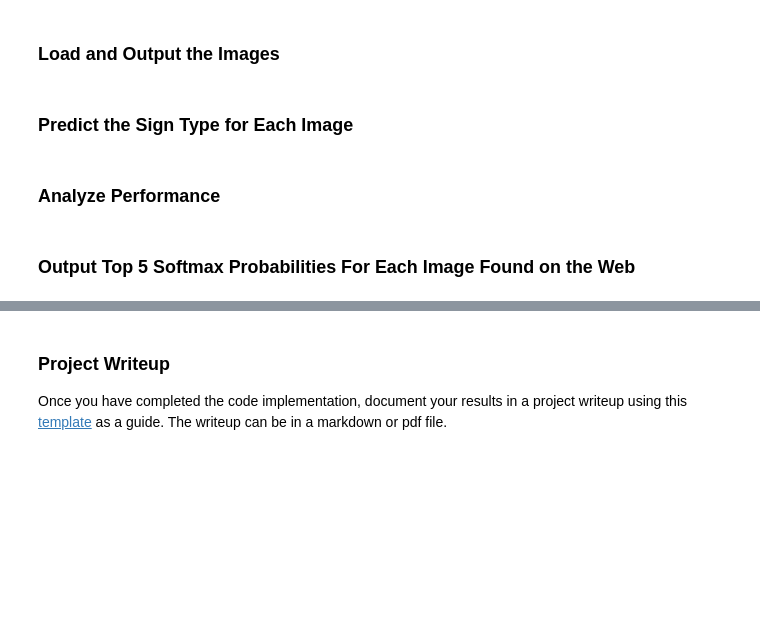
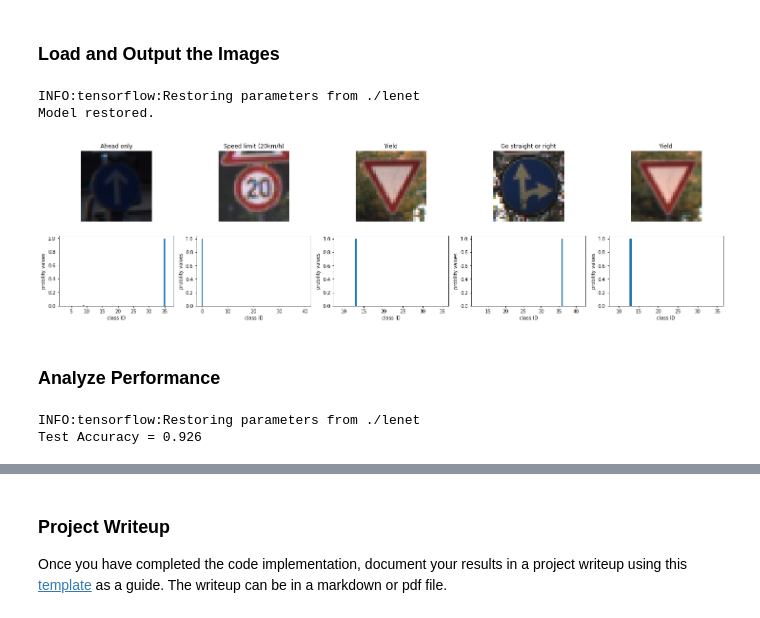
Before and after one commit to neohdy/Udacity, a Jupyter notebook: Traffic_Sign_Classifier.ipynb, the cells around one changed output, grey strips where cells are left out. Saved outputs shown, nothing was run; the diff lists cells and outputs as text; code cells hidden in the pictures; blank space fills up the shorter version.

```diff
--- a/Traffic_Sign_Classifier.ipynb
+++ b/Traffic_Sign_Classifier.ipynb
@@ -195,5 +302,2 @@ print(X_train_norm[10].shape)
 # %% [markdown]
 ### Model Architecture
-# %%
-from sklearn.utils import shuffle
-X_train, y_train = shuffle(X_train, y_train)
@@ -270,7 +432,8 @@ sets imply underfitting. A high accuracy on the training set but low accuracy on
 ### the accuracy on the test set should be calculated and reported as well.
 ### Feel free to use as many code cells as needed.
 # %%
-x = tf.placeholder(tf.float32, (None, 32, 32, 3))
+x = tf.placeholder(tf.float32, (None, 32, 32, 1))
 y = tf.placeholder(tf.int32, (None))
+keep_prob = tf.placeholder(tf.float32) # probability to keep units
 one_hot_y = tf.one_hot(y, 43)
 # %%
@@ -350,15 +561,38 @@ You may find `signnames.csv` useful as it contains mappings from the class id (i
 # %%
 ### Load the images and plot them here.
 ### Feel free to use as many code cells as needed.
+
+### Run the predictions here and use the model to output the prediction for each image.
+### Make sure to pre-process the images with the same pre-processing pipeline used earlier.
+### Feel free to use as many code cells as needed.
+
+fig, axs = plt.subplots(2,5, figsize=(25, 6))
+axs = axs.ravel()
 
 with tf.Session() as sess:
     saver.restore(sess, tf.train.latest_checkpoint('.'))
     print("Model restored.")
     numrand=np.random.randint(n_test)
-    result = sess.run(logits, feed_dict={x: X_test[numrand:(numrand+5)]})
-    z=sess.run(tf.nn.top_k(tf.constant(result[0]), k=1))
+    for i in range (5):
+        name=[]
+        numrand=np.random.randint(n_test)
+        predict = sess.run(logits, feed_dict={x: X_test_normalized[numrand:(numrand+5)],keep_prob:1.0})
+        result=sess.run(tf.nn.softmax(predict))
+        z,index=sess.run(tf.nn.top_k(tf.constant(result[0]), k=5))
+        for n in index:
+            nam=sign_name[n]
+            name.append(nam)
+        img=X_test[numrand]
+        axs[i].axis('off')
+        axs[i].imshow(img, cmap = 'gray')
+        axs[i].set_title(sign_name[index[0]])
 
-    print(sign_name[int(z.indices)])
-    plt.imshow(X_test[numrand])
+        axs[i+5].bar(index,z,width=0.5)
+#         axs[i+5].set_xticklabels(name)
+        axs[i+5].set_xlabel('class ID')
+        axs[i+5].set_ylabel('probility values')
+    plt.savefig('Testresult_norm.jpg')
+# %% [output]
+INFO:tensorflow:Restoring parameters from ./lenet
+Model restored.
+[figure, added]
-# %% [markdown]
-### Predict the Sign Type for Each Image
@@ -371,5 +601,11 @@ with tf.Session() as sess:
 # %%
 ### Calculate the accuracy for these 5 new images.
 ### For example, if the model predicted 1 out of 5 signs correctly, it's 20% accurate on these new images.
+with tf.Session() as sess:
+    saver.restore(sess, tf.train.latest_checkpoint('.'))
+
+    test_accuracy,test_loss = evaluate(X_test_normalized, y_test)
+    print("Test Accuracy = {:.3f}".format(test_accuracy))
+# %% [output]
+INFO:tensorflow:Restoring parameters from ./lenet
+Test Accuracy = 0.926
-# %% [markdown]
-### Output Top 5 Softmax Probabilities For Each Image Found on the Web
```
Also changed, not shown: parts of 22 cells of this notebook, 1 other file.
